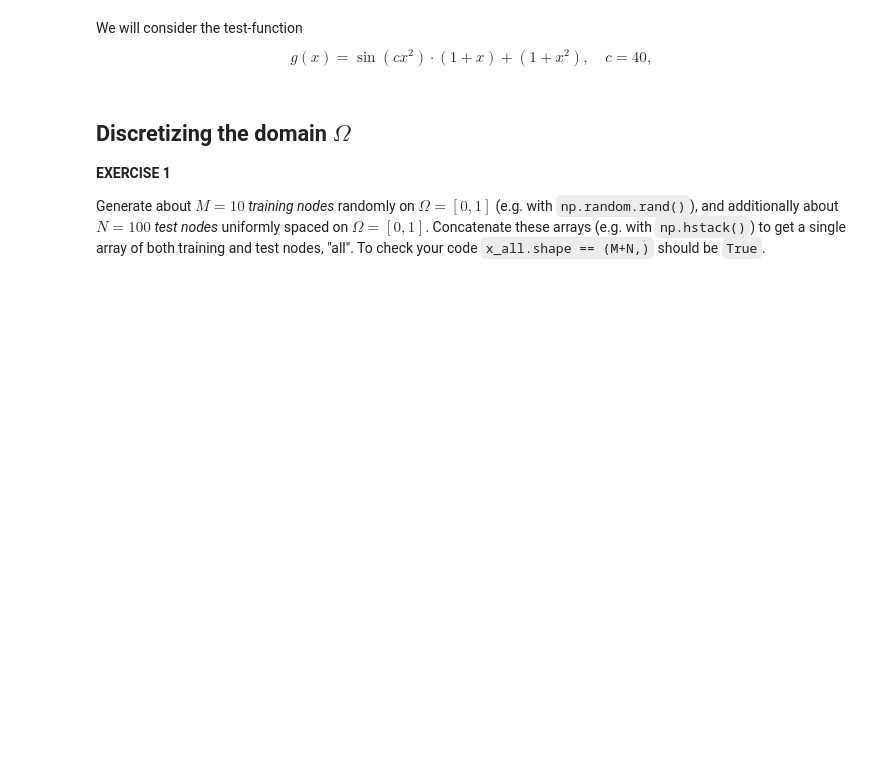
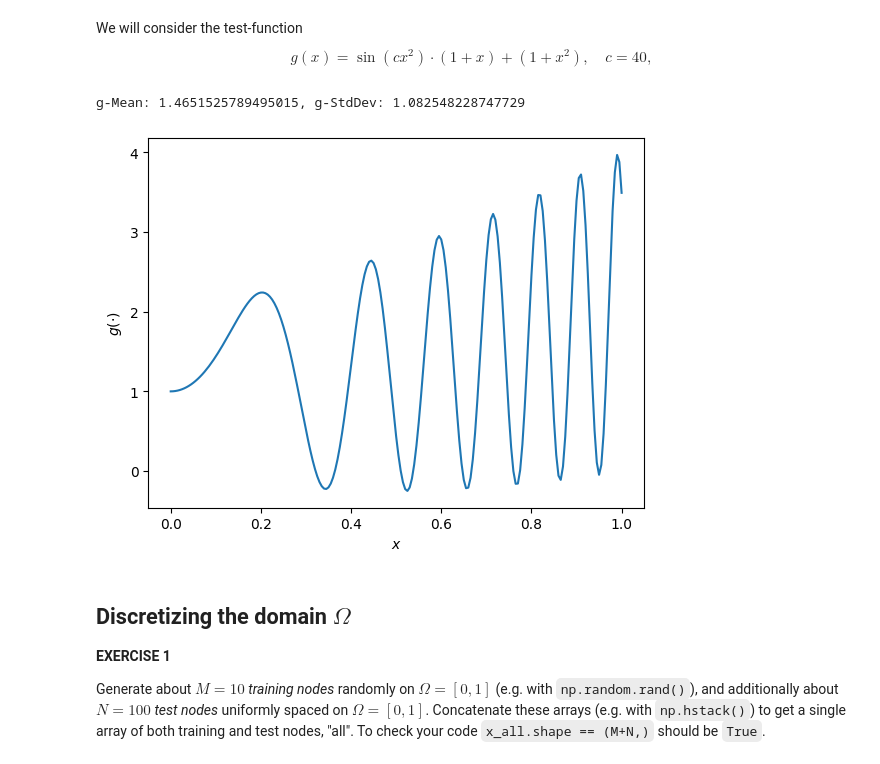
Before and after one commit to msahirs/CFD_IV, a Jupyter notebook: Tutorial2.ipynb, the cells around one changed output. Cells and saved outputs as stored; diff of their text form; code cells hidden in the pictures; blank space fills up the shorter version.

```diff
--- a/Tutorial2.ipynb
+++ b/Tutorial2.ipynb
@@ -37,7 +37,15 @@ def g(x): return np.sin(x*x*c)*(1+x) + (1+x**2)
 # %%
 x = np.linspace(0, 1, 201)
 plt.plot(x, g(x), '-')
 plt.xlabel(r'$x$'); plt.ylabel(r'$g(\cdot)$')
+
+g_mean = np.mean(g(x))
+g_std = np.std(g(x))
+
+print(f'g-Mean: {g_mean}, g-StdDev: {g_std}')
+# %% [output]
+g-Mean: 1.4651525789495015, g-StdDev: 1.082548228747729
+[figure, added]
 # %% [markdown]
 ## Discretizing the domain $\Omega$
 **EXERCISE 1**
```
Also changed, not shown: parts of 8 cells of this notebook.
